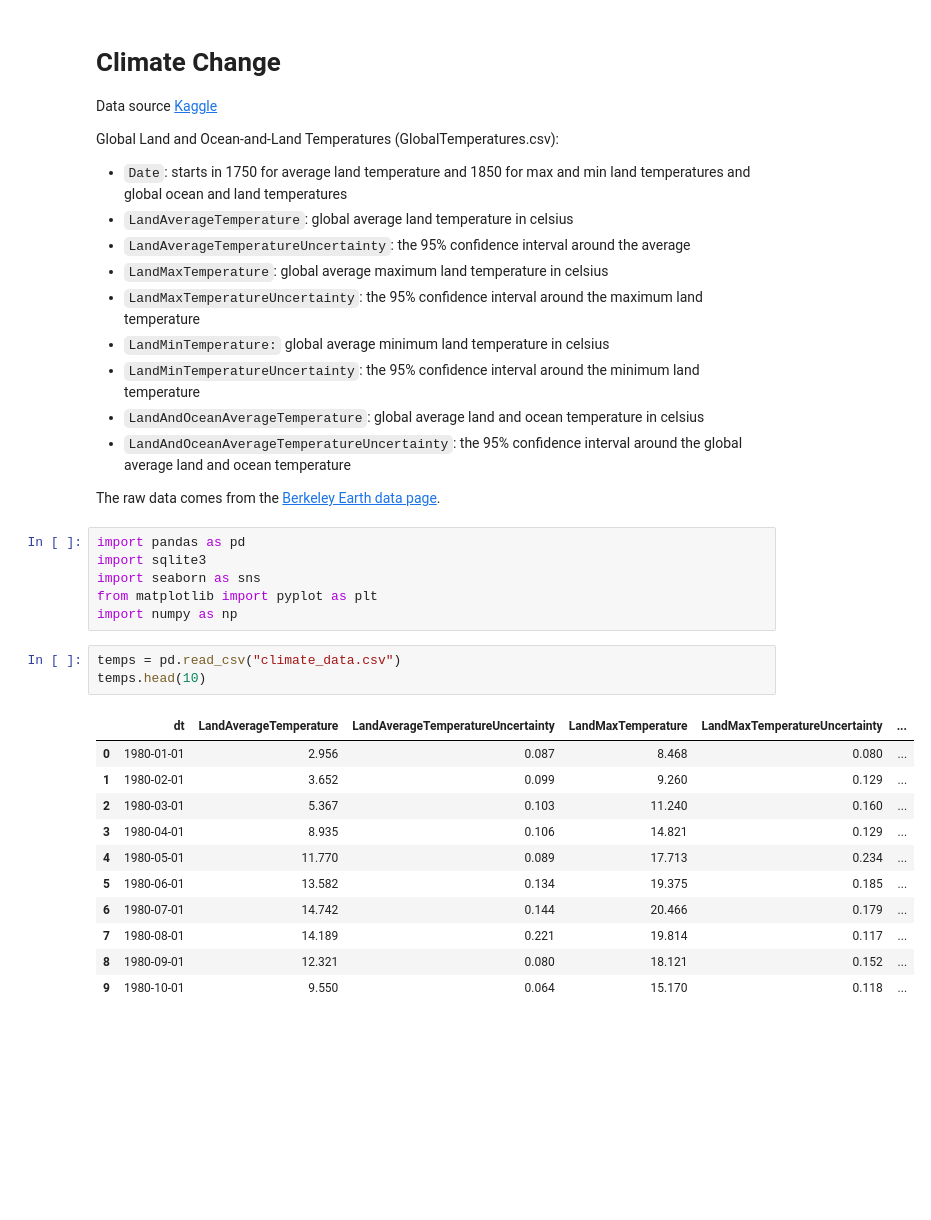
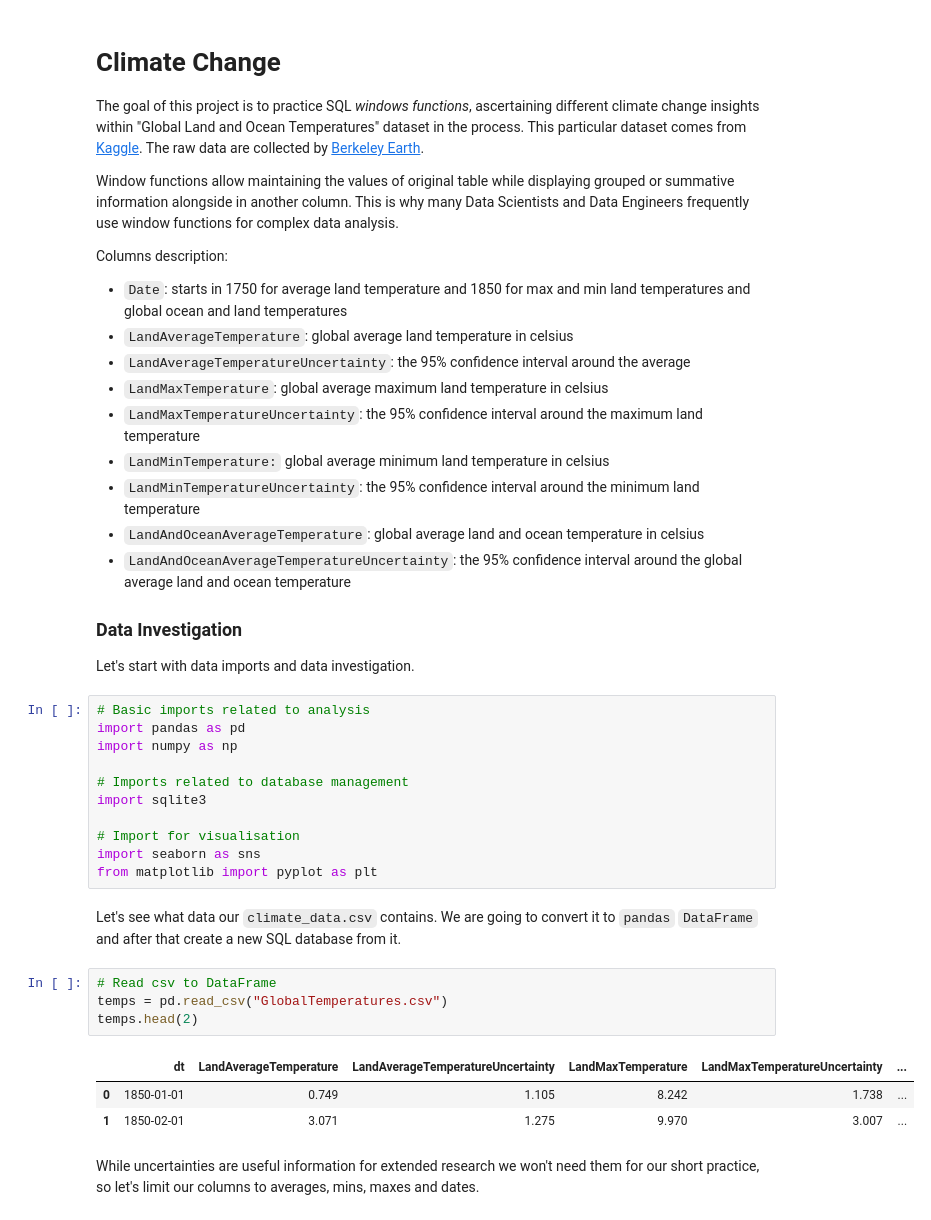
Before and after one commit to jadidaniel/jupyter-notebooks, a Jupyter notebook: sql/windows_functions/climate_change.ipynb, the cells around one changed output. Cells and saved outputs as stored; diff of their text form; blank space fills up the shorter version.

Commit message:
Updata sql projects

```diff
--- a/sql/windows_functions/climate_change.ipynb
+++ b/sql/windows_functions/climate_change.ipynb
@@ -1,9 +1,12 @@
 # %% [markdown]
 # Climate Change
 
-Data source [Kaggle](https://www.kaggle.com/datasets/berkeleyearth/climate-change-earth-surface-temperature-data?select=GlobalLandTemperaturesByState.csv)
+The goal of this project is to practice SQL *windows functions*, ascertaining different climate change insights within "Global Land and Ocean Temperatures" dataset in the process. This particular dataset comes from [Kaggle](https://www.kaggle.com/datasets/berkeleyearth/climate-change-earth-surface-temperature-data?select=GlobalLandTemperaturesByState.csv). The raw data are collected by [Berkeley Earth](https://berkeleyearth.org/data/).
 
-Global Land and Ocean-and-Land Temperatures (GlobalTemperatures.csv):
+Window functions allow maintaining the values of original table while displaying grouped or summative information alongside in another column. This is why many Data Scientists and Data Engineers frequently use window functions for complex data analysis.
+
+
+Columns description:
 
 - `Date`: starts in 1750 for average land temperature and 1850 for max and min land temperatures and global ocean and land temperatures
 - `LandAverageTemperature`: global average land temperature in celsius
@@ -15,26 +18,29 @@ Global Land and Ocean-and-Land Temperatures (GlobalTemperatures.csv):
 - `LandAndOceanAverageTemperature`: global average land and ocean temperature in celsius
 - `LandAndOceanAverageTemperatureUncertainty`: the 95% confidence interval around the global average land and ocean temperature
 
+### Data Investigation
 
-The raw data comes from the [Berkeley Earth data page](https://berkeleyearth.org/data/).
+Let's start with data imports and data investigation.
 # %%
+# Basic imports related to analysis
 import pandas as pd
+import numpy as np
+
+# Imports related to database management
 import sqlite3
+
+# Import for visualisation
 import seaborn as sns
 from matplotlib import pyplot as plt
-import numpy as np
+# %% [markdown]
+Let's see what data our `climate_data.csv` contains. We are going to convert it to `pandas` `DataFrame` and after that create a new SQL database from it.
 # %%
-temps = pd.read_csv("climate_data.csv")
-temps.head(10)
+# Read csv to DataFrame
+temps = pd.read_csv("GlobalTemperatures.csv")
+temps.head(2)
 # %% [output]
 |  | dt | LandAverageTemperature | LandAverageTemperatureUncertainty | LandMaxTemperature | LandMaxTemperatureUncertainty | ... |
-| 0 | 1980-01-01 | 2.956 | 0.087 | 8.468 | 0.080 | ... |
-| 1 | 1980-02-01 | 3.652 | 0.099 | 9.260 | 0.129 | ... |
-| 2 | 1980-03-01 | 5.367 | 0.103 | 11.240 | 0.160 | ... |
-| 3 | 1980-04-01 | 8.935 | 0.106 | 14.821 | 0.129 | ... |
-| 4 | 1980-05-01 | 11.770 | 0.089 | 17.713 | 0.234 | ... |
-| 5 | 1980-06-01 | 13.582 | 0.134 | 19.375 | 0.185 | ... |
-| 6 | 1980-07-01 | 14.742 | 0.144 | 20.466 | 0.179 | ... |
-| 7 | 1980-08-01 | 14.189 | 0.221 | 19.814 | 0.117 | ... |
-| 8 | 1980-09-01 | 12.321 | 0.080 | 18.121 | 0.152 | ... |
-| 9 | 1980-10-01 | 9.550 | 0.064 | 15.170 | 0.118 | ... |
+| 0 | 1850-01-01 | 0.749 | 1.105 | 8.242 | 1.738 | ... |
+| 1 | 1850-02-01 | 3.071 | 1.275 | 9.970 | 3.007 | ... |
+# %% [markdown]
+While uncertainties are useful information for extended research we won't need them for our short practice, so let's limit our columns to averages, mins, maxes and dates.
```
Also changed, not shown: parts of 19 cells of this notebook, 4 other files.
